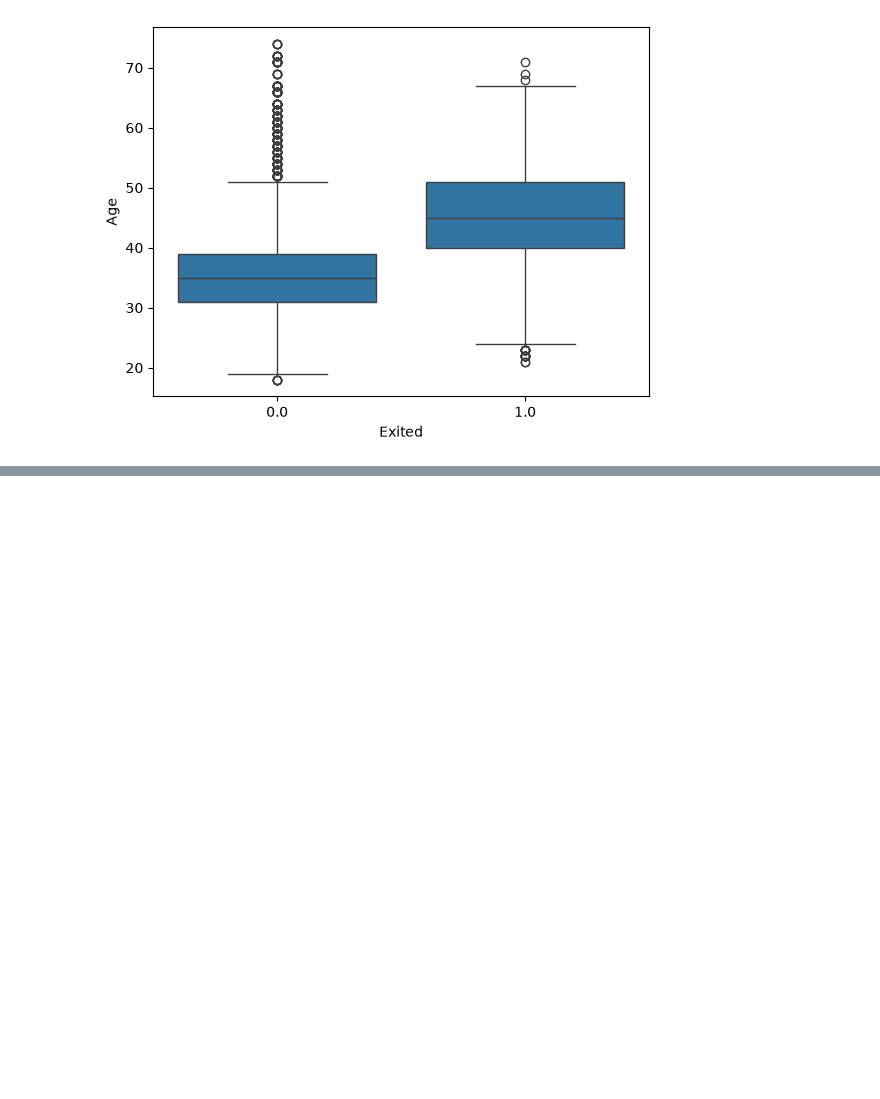
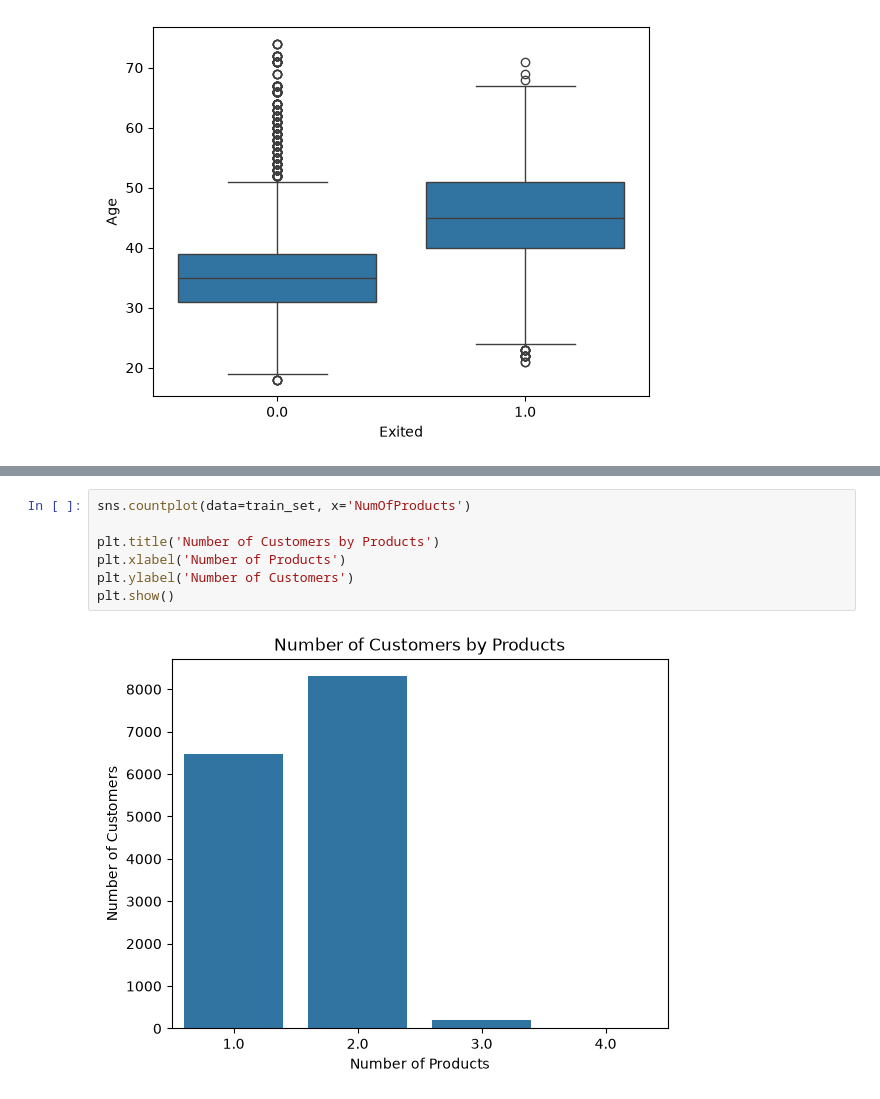
Before and after one commit to abderrazzakchafi/bank-customer-churn-prediction, a Jupyter notebook: bank_churn_prediction.ipynb, the cells around one changed output, grey strips where cells are left out. Saved outputs shown, nothing was run; the diff lists cells and outputs as text; blank space fills up the shorter version.

```diff
--- a/bank_churn_prediction.ipynb
+++ b/bank_churn_prediction.ipynb
@@ -126,0 +171,9 @@ plt.show()
+# %%
+sns.countplot(data=train_set, x='NumOfProducts')
+
+plt.title('Number of Customers by Products')
+plt.xlabel('Number of Products')
+plt.ylabel('Number of Customers')
+plt.show()
+# %% [output]
+[figure, added]
```
Also changed, not shown: parts of 3 cells of this notebook.
